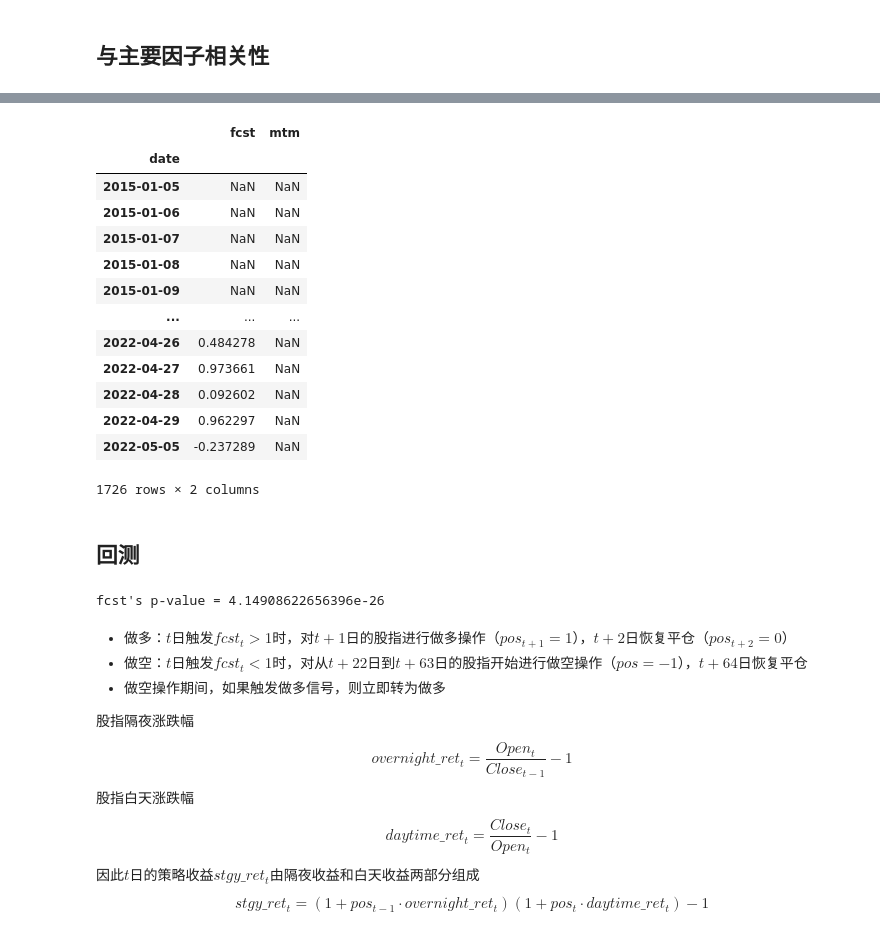
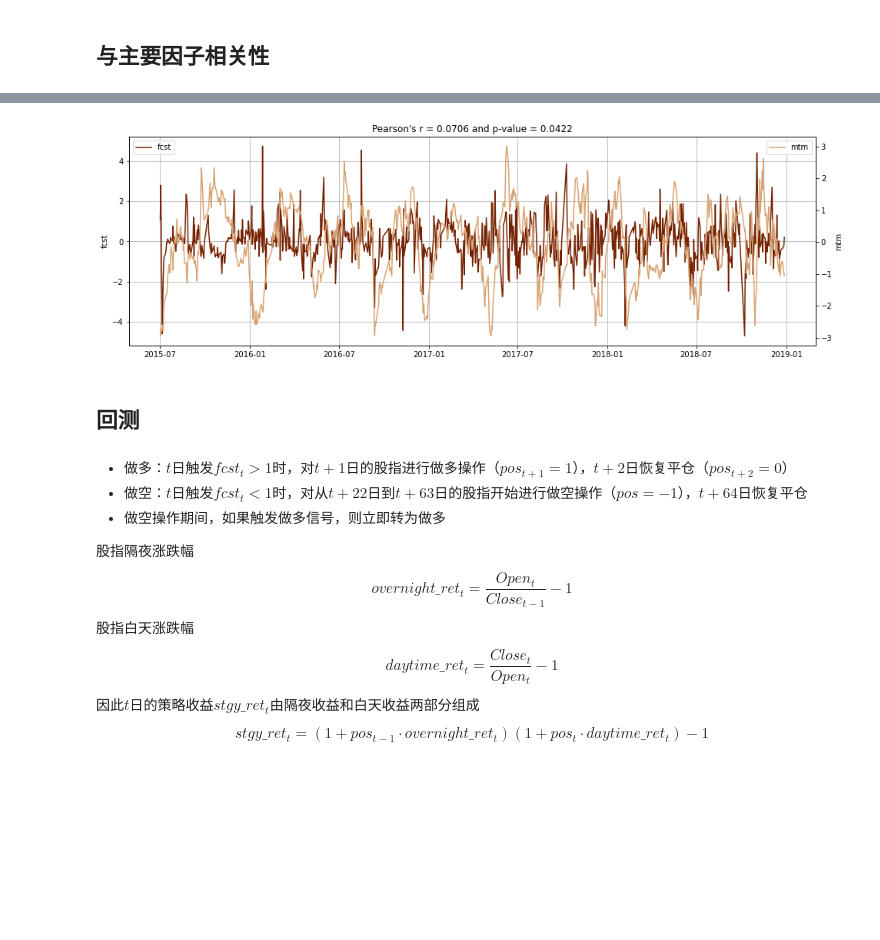
Before and after one commit to Aujkst/market-timing, a Jupyter notebook: example.ipynb, the cells around one changed output, grey strips where cells are left out. Saved outputs shown, nothing was run; the diff lists cells and outputs as text; code cells hidden in the pictures; blank space fills up the shorter version.

```diff
--- a/example.ipynb
+++ b/example.ipynb
@@ -124,48 +333,9 @@ Name: fcst, Length: 1726, dtype: float64
-# %%
-
-mtm = df['close'].pct_change(20)
-mtm.name = 'mtm'
-pd.DataFrame(fcst).join(mtm)
-# stats.pearsonr(mtm, df['fcst'])
-# %% [output]
-|  | fcst | mtm |
-| date |  |  |
-| 2015-01-05 | NaN | NaN |
-| 2015-01-06 | NaN | NaN |
-| 2015-01-07 | NaN | NaN |
-| 2015-01-08 | NaN | NaN |
-| 2015-01-09 | NaN | NaN |
-| ... | ... | ... |
-| 2022-04-26 | 0.484278 | NaN |
-| 2022-04-27 | 0.973661 | NaN |
-| 2022-04-28 | 0.092602 | NaN |
-| 2022-04-29 | 0.962297 | NaN |
-| 2022-05-05 | -0.237289 | NaN |
-1726 rows × 2 columns
+# %%
+mt_model.corr_analysis()
+# %% [output]
+[figure, added]
 # %% [markdown]
 ## 回测
-# %%
-north_cap_sgn = q.get_macro_data(
-    macro_ids=["north_cap"],
-    start_date=BACKTEST_START_DATE,
-    end_date=BACKTEST_END_DATE
-).set_index("data_date")["value_"]
-north_cap_sgn.index.name = "date"
-
-# 标准化输入信号
-fcst = standard_scaler(north_cap_sgn)
-fcst.name = "fcst"
-
-# ADF检验
-print(f"fcst's p-value = {sm.tsa.stattools.adfuller(fcst.dropna())[1]}")
-
-bmk_daily = q.get_index_daily(BMK_ID, BACKTEST_START_DATE, BACKTEST_END_DATE)
-bmk_daily.set_index("date", inplace=True)
-
-df_bt = pd.DataFrame(fcst)
-df_bt["open"], df_bt["close"] = bmk_daily["open"], bmk_daily["close"]
-# %% [output]
-fcst's p-value = 4.14908622656396e-26
 # %% [markdown]
 
 - 做多：$t$日触发$fcst_{t} > 1$时，对$t+1$日的股指进行做多操作（$pos_{t+1} = 1$），$t+2$日恢复平仓（$pos_{t+2} = 0$）
```
Also changed, not shown: parts of 16 cells of this notebook.
